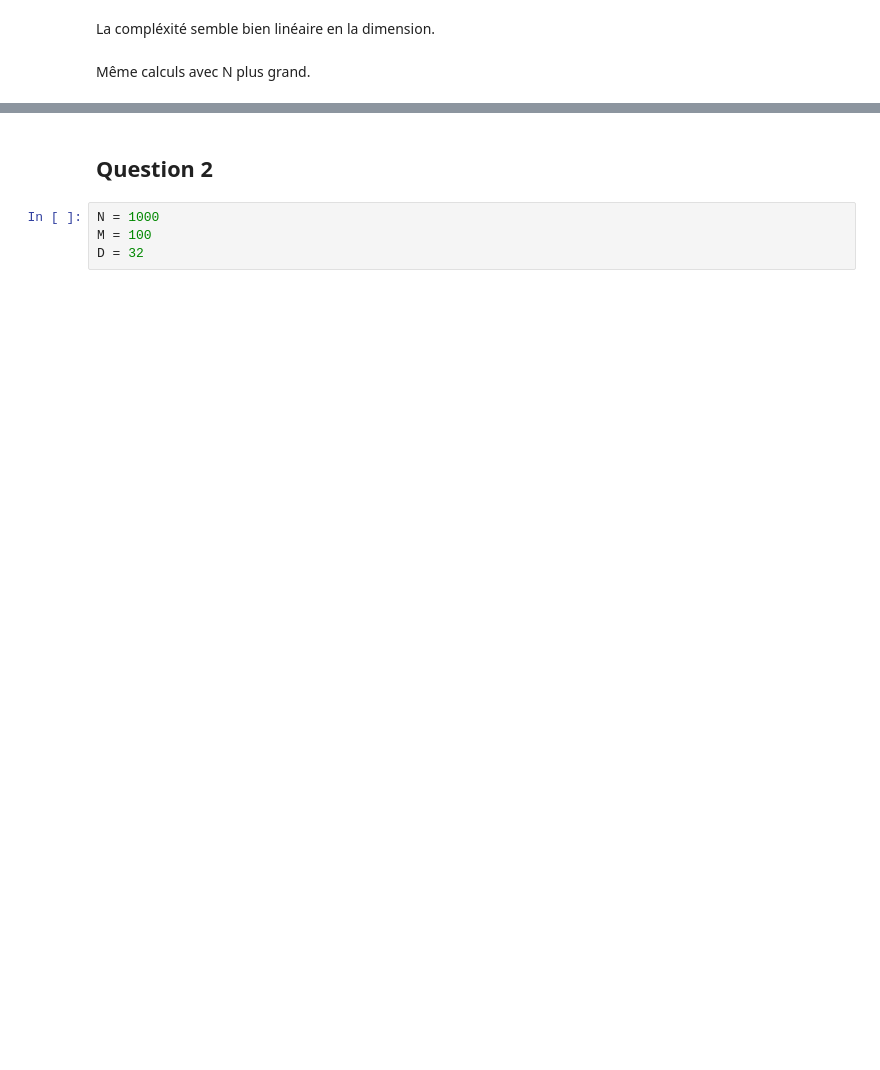
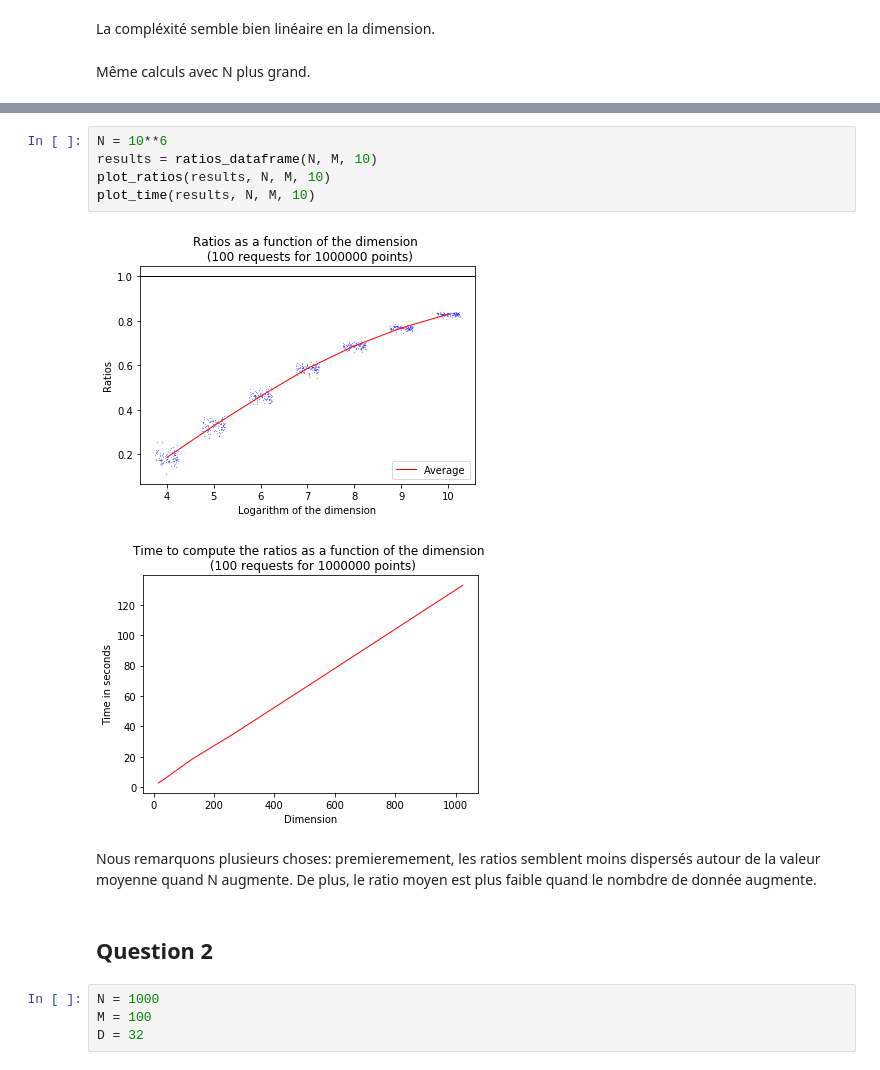
Before and after one commit to johnlepoulpe/fluffy-octo-potato, a Jupyter notebook: DM.ipynb, the cells around one changed output, grey strips where cells are left out. Drawn from its saved outputs; the diff is of its cells as text; blank space fills up the shorter version.

```diff
--- a/DM.ipynb
+++ b/DM.ipynb
@@ -118,3 +121,14 @@ plt.show()
+# %%
+N = 10**6
+results = ratios_dataframe(N, M, 10)
+plot_ratios(results, N, M, 10)
+plot_time(results, N, M, 10)
+# %% [output]
+[figure, added]
+[figure, added]
+# %% [markdown]
+Nous remarquons plusieurs choses: premieremement, les ratios semblent moins dispersés autour de la valeur moyenne quand N augmente.
+De plus, le ratio moyen est plus faible quand le nombdre de donnée augmente.
 # %% [markdown]
 ## Question 2
 # %%
```
Also changed, not shown: parts of 28 cells of this notebook.
